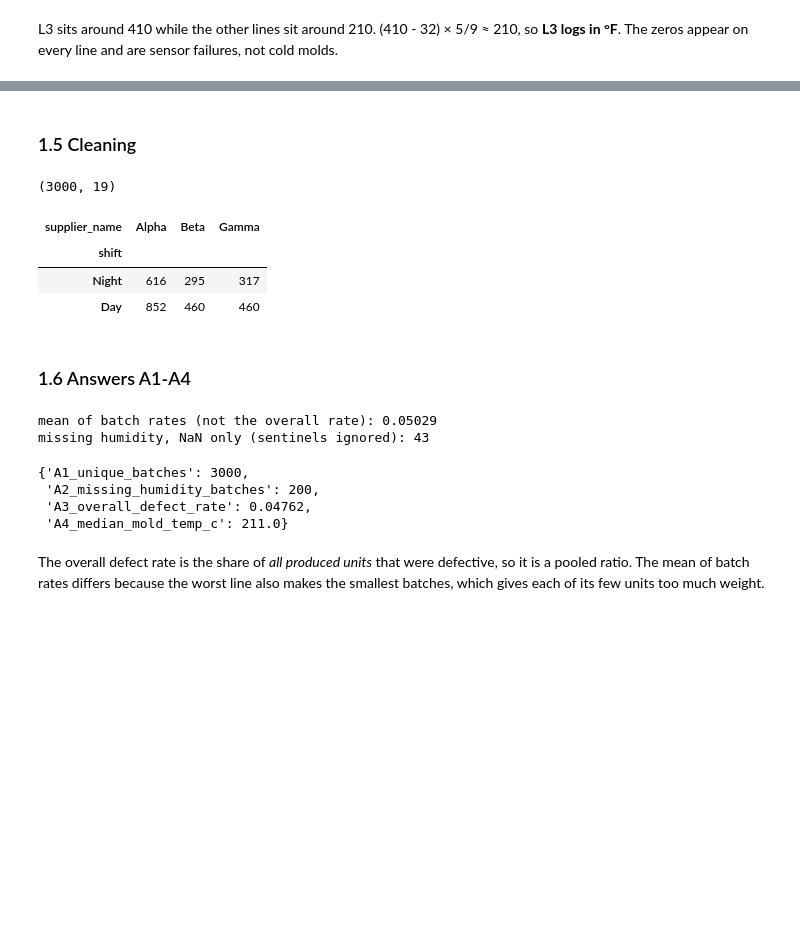
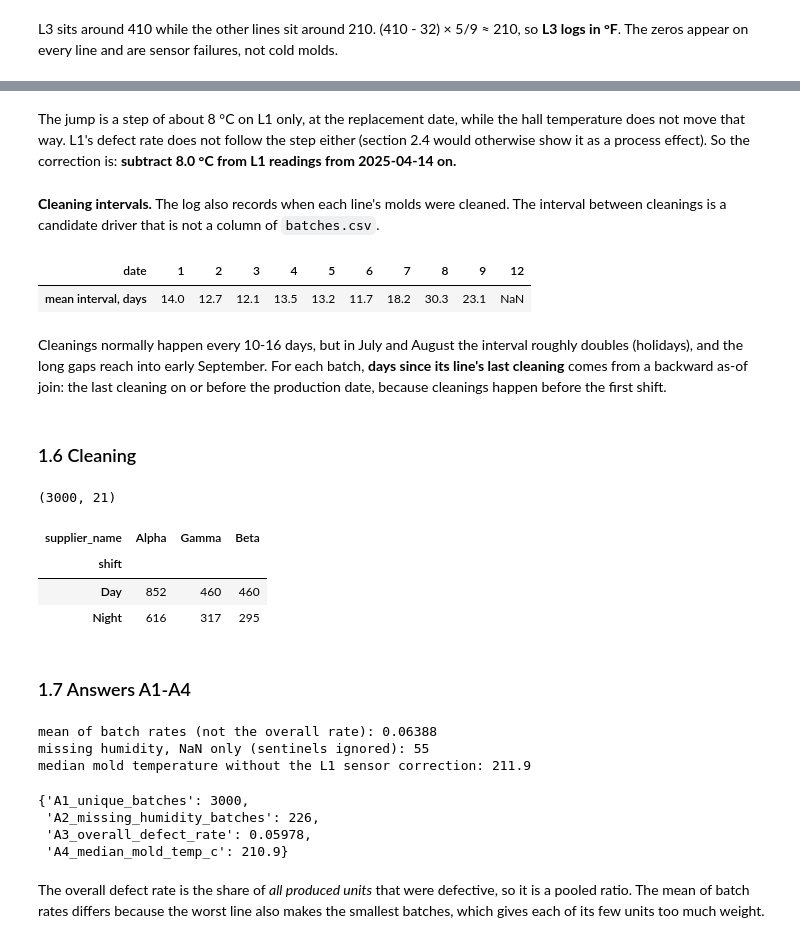
Before and after one commit to Embedded-Embodied-Intelligence/recruitment_task, a Jupyter notebook: reference/reference_solution.ipynb, the cells around one changed output, grey strips where cells are left out. Saved outputs shown, nothing was run; the diff lists cells and outputs as text; code cells hidden in the pictures; blank space fills up the shorter version.

```diff
--- a/reference/reference_solution.ipynb
+++ b/reference/reference_solution.ipynb
@@ -27,6 +27,7 @@ pd.set_option("display.width", 140)
 
 raw = pd.read_csv(DATA / "batches.csv")
 suppliers = pd.read_csv(DATA / "suppliers.csv")
-print(raw.shape)
+maintenance = pd.read_csv(DATA / "maintenance.csv", parse_dates=["date"])
+print(raw.shape, suppliers.shape, maintenance.shape)
 raw.head()
 # %% [output]
@@ -122,32 +162,53 @@ L3 sits around 410 while the other lines sit around 210. (410 - 32) × 5/9 ≈ 2
+# %% [markdown]
+The jump is a step of about 8 °C on L1 only, at the replacement date, while the hall temperature does not move that way. L1's defect rate does not follow the step either (section 2.4 would otherwise show it as a process effect). So the correction is: **subtract 8.0 °C from L1 readings from 2025-04-14 on.**
+# %% [markdown]
+**Cleaning intervals.** The log also records when each line's molds were cleaned. The interval between cleanings is a candidate driver that is not a column of `batches.csv`.
+# %%
+cl = maintenance[maintenance["event"] == "mold_cleaning"].sort_values(["line", "date"]).copy()
+cl["interval_days"] = cl.groupby("line")["date"].diff().dt.days
+cl.groupby(cl["date"].dt.month)["interval_days"].mean().round(1).to_frame("mean interval, days").T
+# %% [output]
+| date | 1 | 2 | 3 | 4 | 5 | 6 | 7 | 8 | 9 | 12 |
+| mean interval, days | 14.0 | 12.7 | 12.1 | 13.5 | 13.2 | 11.7 | 18.2 | 30.3 | 23.1 | NaN |
+# %% [markdown]
+Cleanings normally happen every 10-16 days, but in July and August the interval roughly doubles (holidays), and the long gaps reach into early September. For each batch, **days since its line's last cleaning** comes from a backward as-of join: the last cleaning on or before the production date, because cleanings happen before the first shift.
 # %% [markdown]
-### 1.5 Cleaning
+### 1.6 Cleaning
 # %%
-def clean(raw: pd.DataFrame, suppliers: pd.DataFrame) -> pd.DataFrame:
+def clean(raw: pd.DataFrame, suppliers: pd.DataFrame, maintenance: pd.DataFrame) -> pd.DataFrame:
     df = raw.drop_duplicates().copy()
     df["shift"] = df["shift"].str.strip().str[0].str.upper().map({"D": "Day", "N": "Night"})
     df["supplier_code"] = df["supplier_code"].str.strip().str.upper()
     df = df.merge(suppliers, on="supplier_code", how="left", validate="many_to_one")
     df["humidity_pct"] = df["humidity_pct"].where(df["humidity_pct"] >= 0)   # -1 -> NaN
     df["mold_temp"] = df["mold_temp"].where(df["mold_temp"] > 0)             # 0 -> NaN
     is_f = df["line"] == "L3"
     df.loc[is_f, "mold_temp"] = (df.loc[is_f, "mold_temp"] - 32) * 5 / 9   # degF -> degC
     df["production_date"] = pd.to_datetime(df["production_date"])
+    drift = (df["line"] == "L1") & (df["production_date"] >= "2025-04-14")
+    df.loc[drift, "mold_temp"] -= 8.0                                         # biased L1 sensor
+    cleanings = (maintenance.loc[maintenance["event"] == "mold_cleaning", ["line", "date"]]
+                 .rename(columns={"date": "cleaned_on"}).sort_values("cleaned_on"))
+    df = pd.merge_asof(df.sort_values("production_date"), cleanings, left_on="production_date",
+                       right_on="cleaned_on", by="line", direction="backward")
+    df["days_since_cleaning"] = (df["production_date"] - df["cleaned_on"]).dt.days
     df["rate"] = df["defective_units"] / df["units_produced"]
-    return df
+    return df.drop(columns="cleaned_on").sort_values("batch_id").reset_index(drop=True)
 
-df = clean(raw, suppliers)
+df = clean(raw, suppliers, maintenance)
+assert df["days_since_cleaning"].notna().all()
 assert df["shift"].notna().all() and df["supplier_name"].notna().all()
 assert df.groupby("line")["mold_temp"].median().between(195, 225).all()
 print(df.shape)
 df[["shift", "supplier_name"]].value_counts().unstack()
 # %% [output]
-(3000, 19)
+(3000, 21)
-| supplier_name | Alpha | Beta | Gamma |
+| supplier_name | Alpha | Gamma | Beta |
 | shift |  |  |  |
-| Night | 616 | 295 | 317 |
 | Day | 852 | 460 | 460 |
+| Night | 616 | 317 | 295 |
 # %% [markdown]
-### 1.6 Answers A1-A4
+### 1.7 Answers A1-A4
 # %%
 answers = {}
 answers["A1_unique_batches"] = int(df["batch_id"].nunique())
@@ -157,14 +218,18 @@ answers["A4_median_mold_temp_c"] = round(float(df["mold_temp"].median()), 2)
 
 print("mean of batch rates (not the overall rate):", round(df["rate"].mean(), 5))
 print("missing humidity, NaN only (sentinels ignored):", raw.drop_duplicates()["humidity_pct"].isna().sum())
+print("median mold temperature without the L1 sensor correction:",
+      round(float(df["mold_temp"].where(~((df["line"] == "L1") & (df["production_date"] >= "2025-04-14")),
+                                        df["mold_temp"] + 8.0).median()), 2))
 answers
 # %% [output]
-mean of batch rates (not the overall rate): 0.05029
-missing humidity, NaN only (sentinels ignored): 43
+mean of batch rates (not the overall rate): 0.06388
+missing humidity, NaN only (sentinels ignored): 55
+median mold temperature without the L1 sensor correction: 211.9
 {'A1_unique_batches': 3000,
- 'A2_missing_humidity_batches': 200,
- 'A3_overall_defect_rate': 0.04762,
- 'A4_median_mold_temp_c': 211.0}
+ 'A2_missing_humidity_batches': 226,
+ 'A3_overall_defect_rate': 0.05978,
+ 'A4_median_mold_temp_c': 210.9}
 # %% [markdown]
 The overall defect rate is the share of *all produced units* that were defective, so it is a pooled ratio. The mean of batch rates differs because the worst line also makes the smallest batches, which gives each of its few units too much weight.
 # %% [markdown]
```
Also changed, not shown: parts of 42 cells of this notebook, 21 other files.
